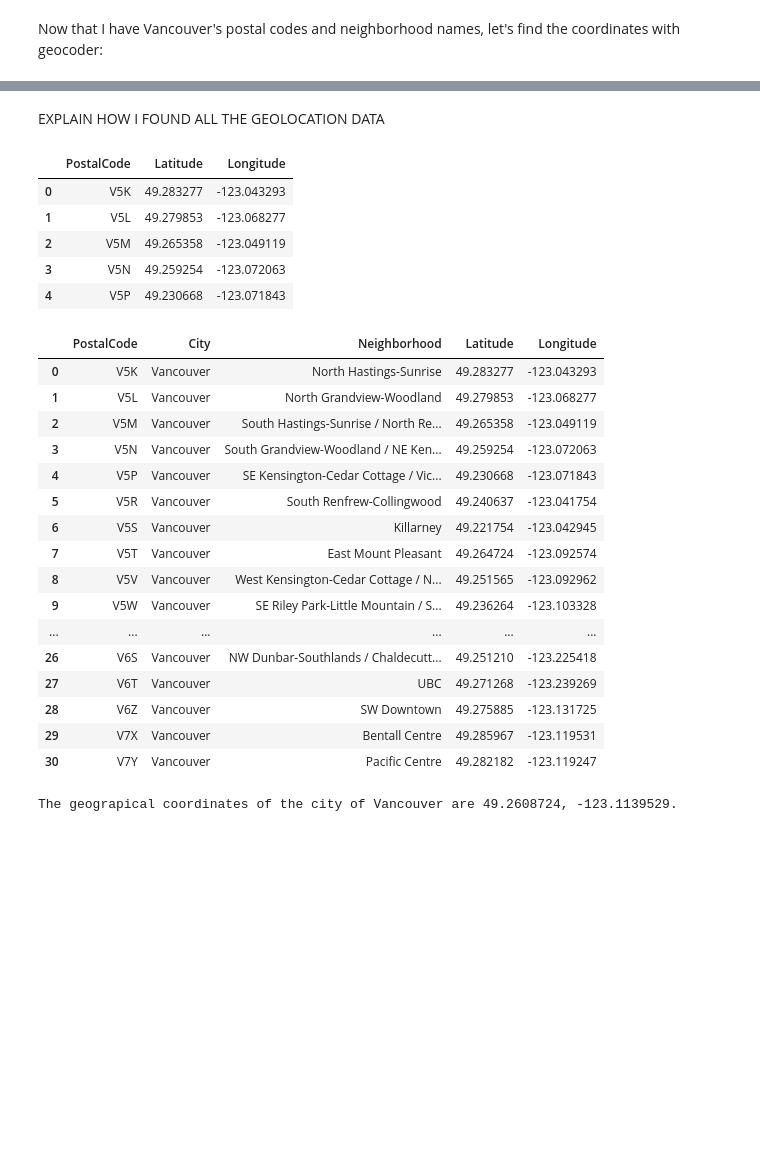
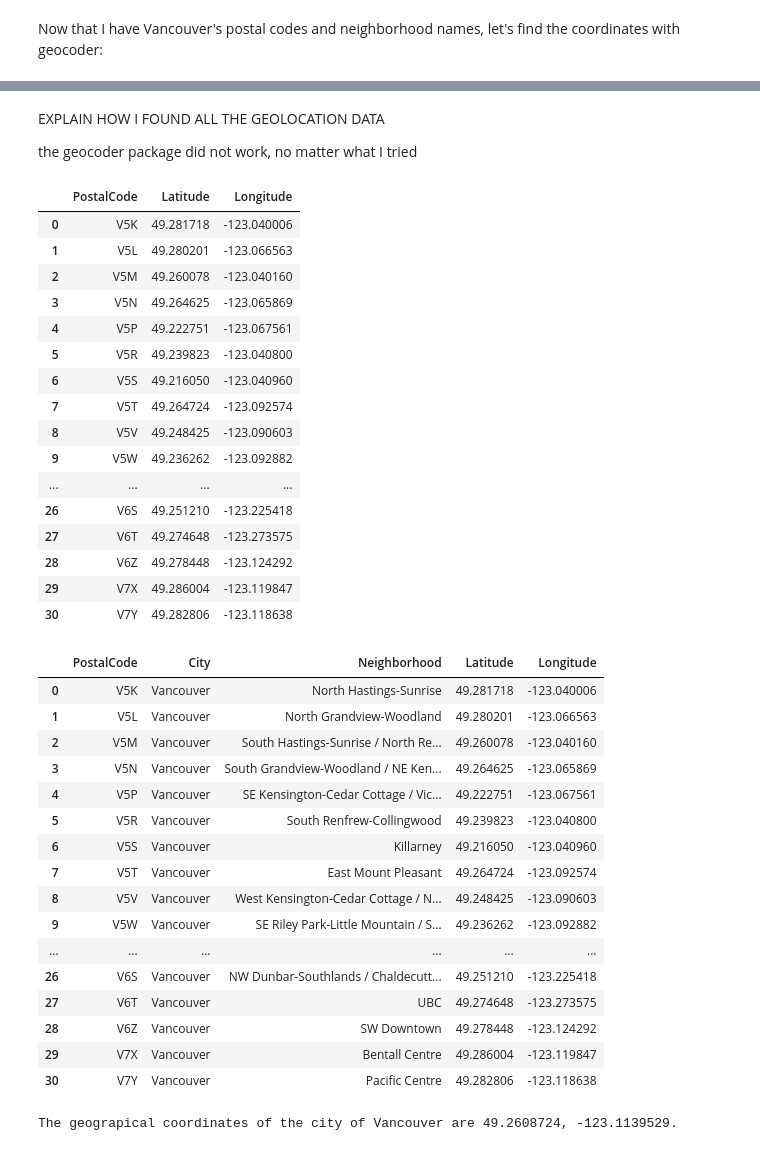
Before and after one commit to alinasansevich/Coursera_Capstone, a Jupyter notebook: Battle_of_the_Neighborhoods_Vancouver.ipynb, the cells around one changed output, grey strips where cells are left out. Cells and saved outputs as stored; diff of their text form; code cells hidden in the pictures; blank space fills up the shorter version.

```diff
--- a/Battle_of_the_Neighborhoods_Vancouver.ipynb
+++ b/Battle_of_the_Neighborhoods_Vancouver.ipynb
@@ -212,3 +306,5 @@ Now that I have Vancouver's postal codes and neighborhood names, let's find the
 # %% [markdown]
 EXPLAIN HOW I FOUND ALL THE GEOLOCATION DATA
+
+the geocoder package did not work, no matter what I tried
 # %%
@@ -235,36 +331,47 @@ df.to_csv('Vancouver_coordinates.csv', index=False)
 # %%
 # create dataframe with coordinates data for Vancouver's neighborhoods
-vancouver_coord = pd.read_csv('Vancouver_coordinates.csv')
-vancouver_coord.head()
+vancouver_coord = pd.read_csv('Vancouver_coordinates2.csv')
+vancouver_coord
 # %% [output]
 |  | PostalCode | Latitude | Longitude |
-| 0 | V5K | 49.283277 | -123.043293 |
-| 1 | V5L | 49.279853 | -123.068277 |
-| 2 | V5M | 49.265358 | -123.049119 |
-| 3 | V5N | 49.259254 | -123.072063 |
-| 4 | V5P | 49.230668 | -123.071843 |
+| 0 | V5K | 49.281718 | -123.040006 |
+| 1 | V5L | 49.280201 | -123.066563 |
+| 2 | V5M | 49.260078 | -123.040160 |
+| 3 | V5N | 49.264625 | -123.065869 |
+| 4 | V5P | 49.222751 | -123.067561 |
+| 5 | V5R | 49.239823 | -123.040800 |
+| 6 | V5S | 49.216050 | -123.040960 |
+| 7 | V5T | 49.264724 | -123.092574 |
+| 8 | V5V | 49.248425 | -123.090603 |
+| 9 | V5W | 49.236262 | -123.092882 |
+| ... | ... | ... | ... |
+| 26 | V6S | 49.251210 | -123.225418 |
+| 27 | V6T | 49.274648 | -123.273575 |
+| 28 | V6Z | 49.278448 | -123.124292 |
+| 29 | V7X | 49.286004 | -123.119847 |
+| 30 | V7Y | 49.282806 | -123.118638 |
 # %%
 # merge dataframes
 neighborhoods = vancouver_data.merge(vancouver_coord, how='inner', on='PostalCode')
 neighborhoods
 # %% [output]
 |  | PostalCode | City | Neighborhood | Latitude | Longitude |
-| 0 | V5K | Vancouver | North Hastings-Sunrise | 49.283277 | -123.043293 |
-| 1 | V5L | Vancouver | North Grandview-Woodland | 49.279853 | -123.068277 |
-| 2 | V5M | Vancouver | South Hastings-Sunrise / North Re... | 49.265358 | -123.049119 |
-| 3 | V5N | Vancouver | South Grandview-Woodland / NE Ken... | 49.259254 | -123.072063 |
-| 4 | V5P | Vancouver | SE Kensington-Cedar Cottage / Vic... | 49.230668 | -123.071843 |
-| 5 | V5R | Vancouver | South Renfrew-Collingwood | 49.240637 | -123.041754 |
-| 6 | V5S | Vancouver | Killarney | 49.221754 | -123.042945 |
+| 0 | V5K | Vancouver | North Hastings-Sunrise | 49.281718 | -123.040006 |
+| 1 | V5L | Vancouver | North Grandview-Woodland | 49.280201 | -123.066563 |
+| 2 | V5M | Vancouver | South Hastings-Sunrise / North Re... | 49.260078 | -123.040160 |
+| 3 | V5N | Vancouver | South Grandview-Woodland / NE Ken... | 49.264625 | -123.065869 |
+| 4 | V5P | Vancouver | SE Kensington-Cedar Cottage / Vic... | 49.222751 | -123.067561 |
+| 5 | V5R | Vancouver | South Renfrew-Collingwood | 49.239823 | -123.040800 |
+| 6 | V5S | Vancouver | Killarney | 49.216050 | -123.040960 |
 | 7 | V5T | Vancouver | East Mount Pleasant | 49.264724 | -123.092574 |
-| 8 | V5V | Vancouver | West Kensington-Cedar Cottage / N... | 49.251565 | -123.092962 |
-| 9 | V5W | Vancouver | SE Riley Park-Little Mountain / S... | 49.236264 | -123.103328 |
+| 8 | V5V | Vancouver | West Kensington-Cedar Cottage / N... | 49.248425 | -123.090603 |
+| 9 | V5W | Vancouver | SE Riley Park-Little Mountain / S... | 49.236262 | -123.092882 |
 | ... | ... | ... | ... | ... | ... |
 | 26 | V6S | Vancouver | NW Dunbar-Southlands / Chaldecutt... | 49.251210 | -123.225418 |
-| 27 | V6T | Vancouver | UBC | 49.271268 | -123.239269 |
-| 28 | V6Z | Vancouver | SW Downtown | 49.275885 | -123.131725 |
-| 29 | V7X | Vancouver | Bentall Centre | 49.285967 | -123.119531 |
-| 30 | V7Y | Vancouver | Pacific Centre | 49.282182 | -123.119247 |
+| 27 | V6T | Vancouver | UBC | 49.274648 | -123.273575 |
+| 28 | V6Z | Vancouver | SW Downtown | 49.278448 | -123.124292 |
+| 29 | V7X | Vancouver | Bentall Centre | 49.286004 | -123.119847 |
+| 30 | V7Y | Vancouver | Pacific Centre | 49.282806 | -123.118638 |
 # %%
 from geopy.geocoders import Nominatim # convert an address into latitude and longitude values
 
```
Also changed, not shown: parts of 57 cells of this notebook.
